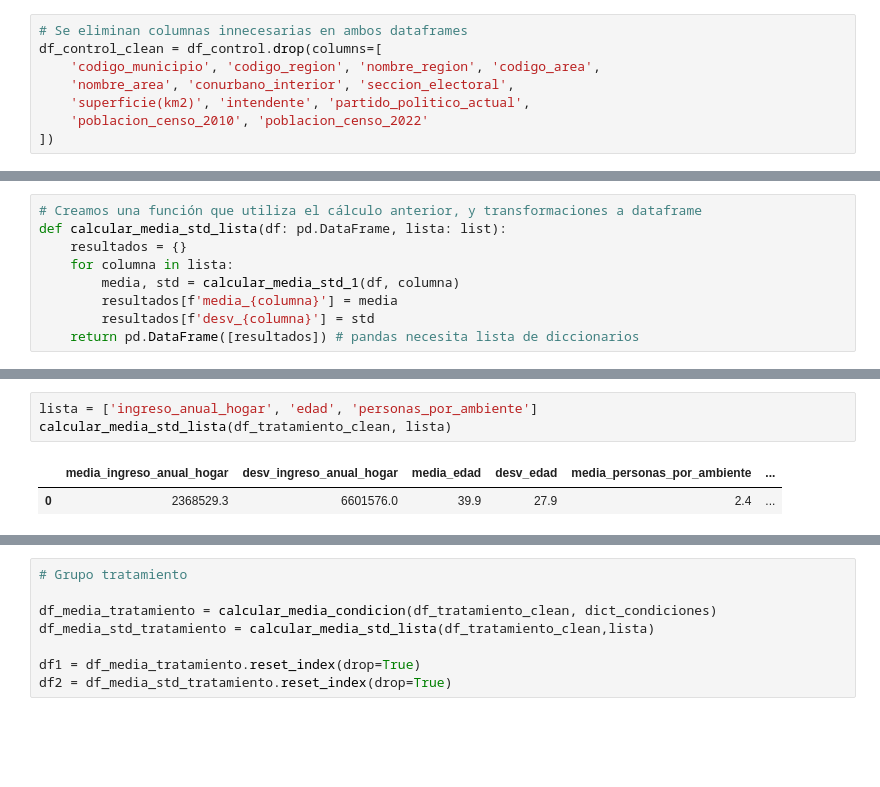
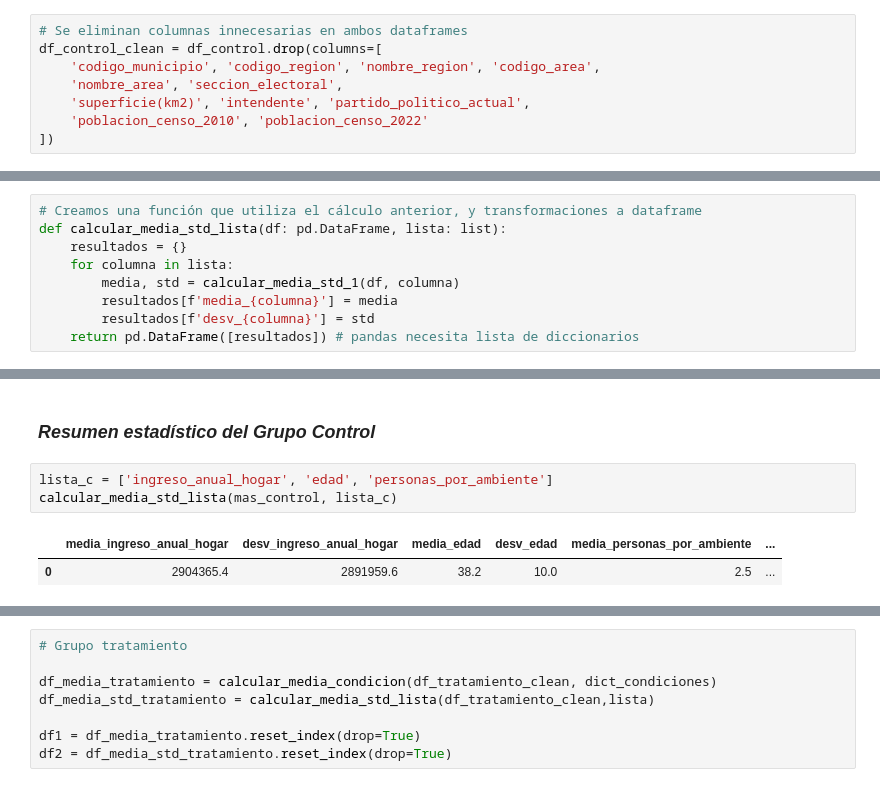
Before and after one commit to andreasoledadguerra/impact-evaluation-of-public-policy, a Jupyter notebook: impact_evaluation_policy.ipynb, the cells around one changed output, grey strips where cells are left out. Saved outputs shown, nothing was run; the diff lists cells and outputs as text; blank space fills up the shorter version.

```diff
--- a/impact_evaluation_policy.ipynb
+++ b/impact_evaluation_policy.ipynb
@@ -380,7 +387,7 @@ df_tratamiento = formularios_estudio[grupo_tratamiento]
 # Se eliminan columnas innecesarias en ambos dataframes
 df_control_clean = df_control.drop(columns=[
     'codigo_municipio', 'codigo_region', 'nombre_region', 'codigo_area',
-    'nombre_area', 'conurbano_interior', 'seccion_electoral',
+    'nombre_area', 'seccion_electoral',
     'superficie(km2)', 'intendente', 'partido_politico_actual',
     'poblacion_censo_2010', 'poblacion_censo_2022'
 ])
@@ -410,6 +438,8 @@ def calcular_media_std_lista(df: pd.DataFrame, lista: list):
+# %% [markdown]
+### *Resumen estadístico del Grupo Control*
 # %%
-lista = ['ingreso_anual_hogar', 'edad', 'personas_por_ambiente']
-calcular_media_std_lista(df_tratamiento_clean, lista)
+lista_c = ['ingreso_anual_hogar', 'edad', 'personas_por_ambiente']
+calcular_media_std_lista(mas_control, lista_c)
 # %% [output]
 |  | media_ingreso_anual_hogar | desv_ingreso_anual_hogar | media_edad | desv_edad | media_personas_por_ambiente | ... |
-| 0 | 2368529.3 | 6601576.0 | 39.9 | 27.9 | 2.4 | ... |
+| 0 | 2904365.4 | 2891959.6 | 38.2 | 10.0 | 2.5 | ... |
```
Also changed, not shown: parts of 34 cells of this notebook.
